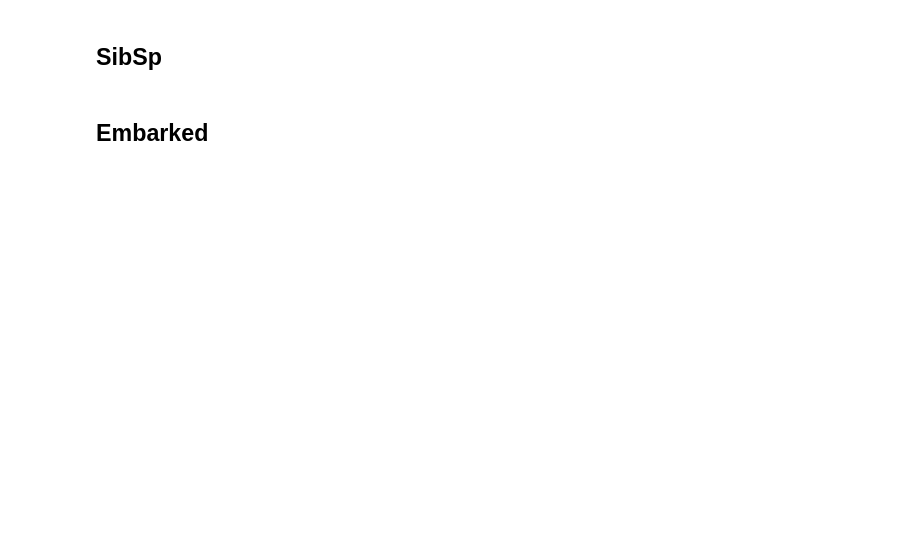
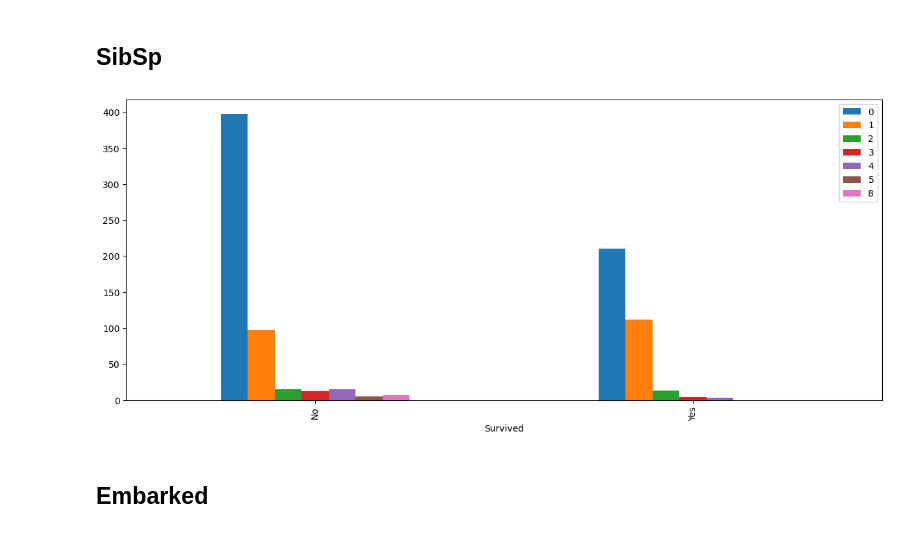
Before and after one commit to nhityv/IOD-testing, a Jupyter notebook: Module2/Labs2/IOD_Lab 2.2.1.ipynb, the cells around one changed output. Saved outputs shown, nothing was run; the diff lists cells and outputs as text; code cells hidden in the pictures; blank space fills up the shorter version.

```diff
--- a/Module2/Labs2/IOD_Lab 2.2.1.ipynb
+++ b/Module2/Labs2/IOD_Lab 2.2.1.ipynb
@@ -206,4 +312,8 @@ Parch = Number of parents of children travelling with each passenger.
 # %% [markdown]
 ## SibSp
+# %%
+bar_charts(titanic, 'SibSp')
+# %% [output]
+[figure, added]
 # %% [markdown]
 ## Embarked
```
Also changed, not shown: parts of 32 cells of this notebook, 2 other files.
